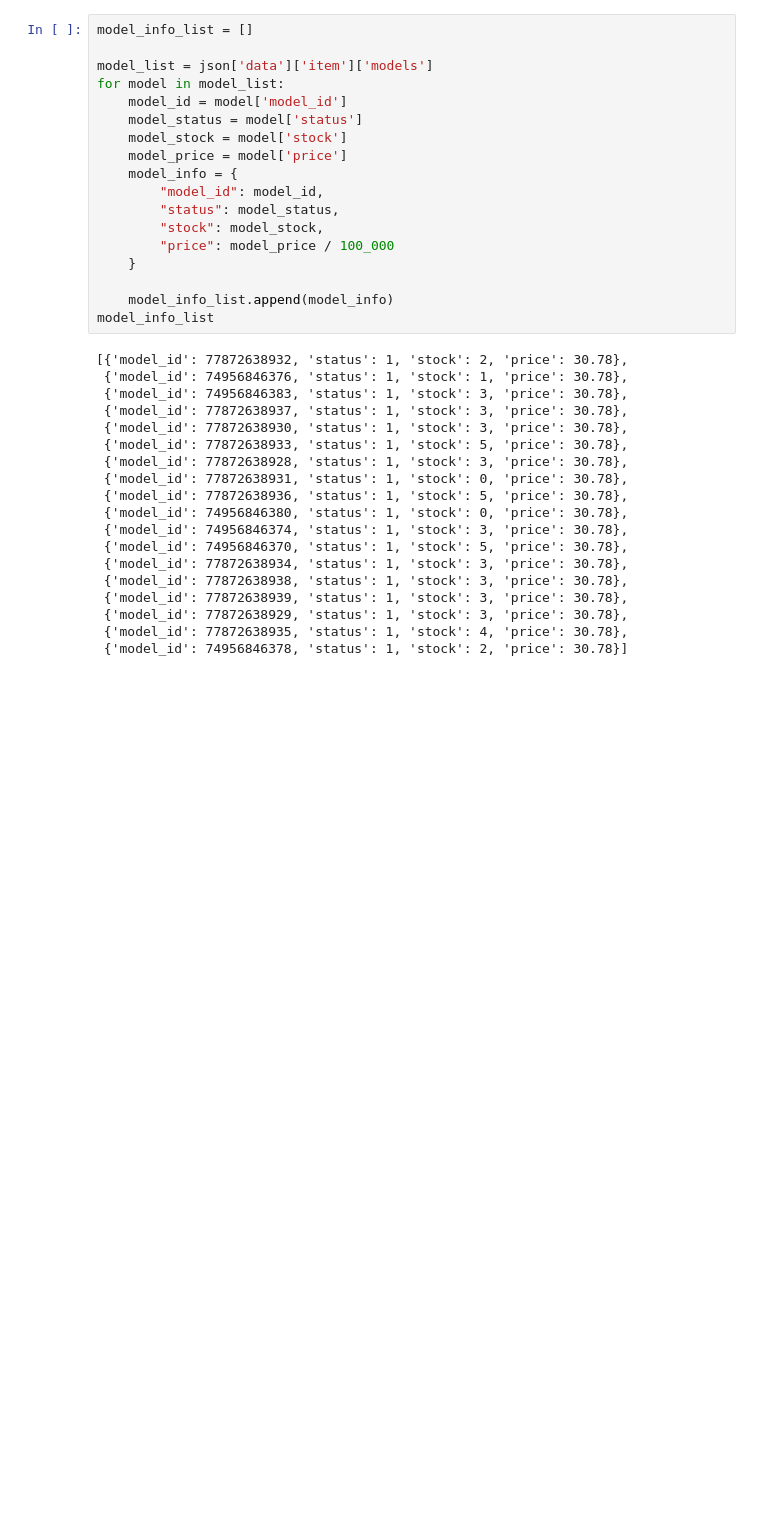
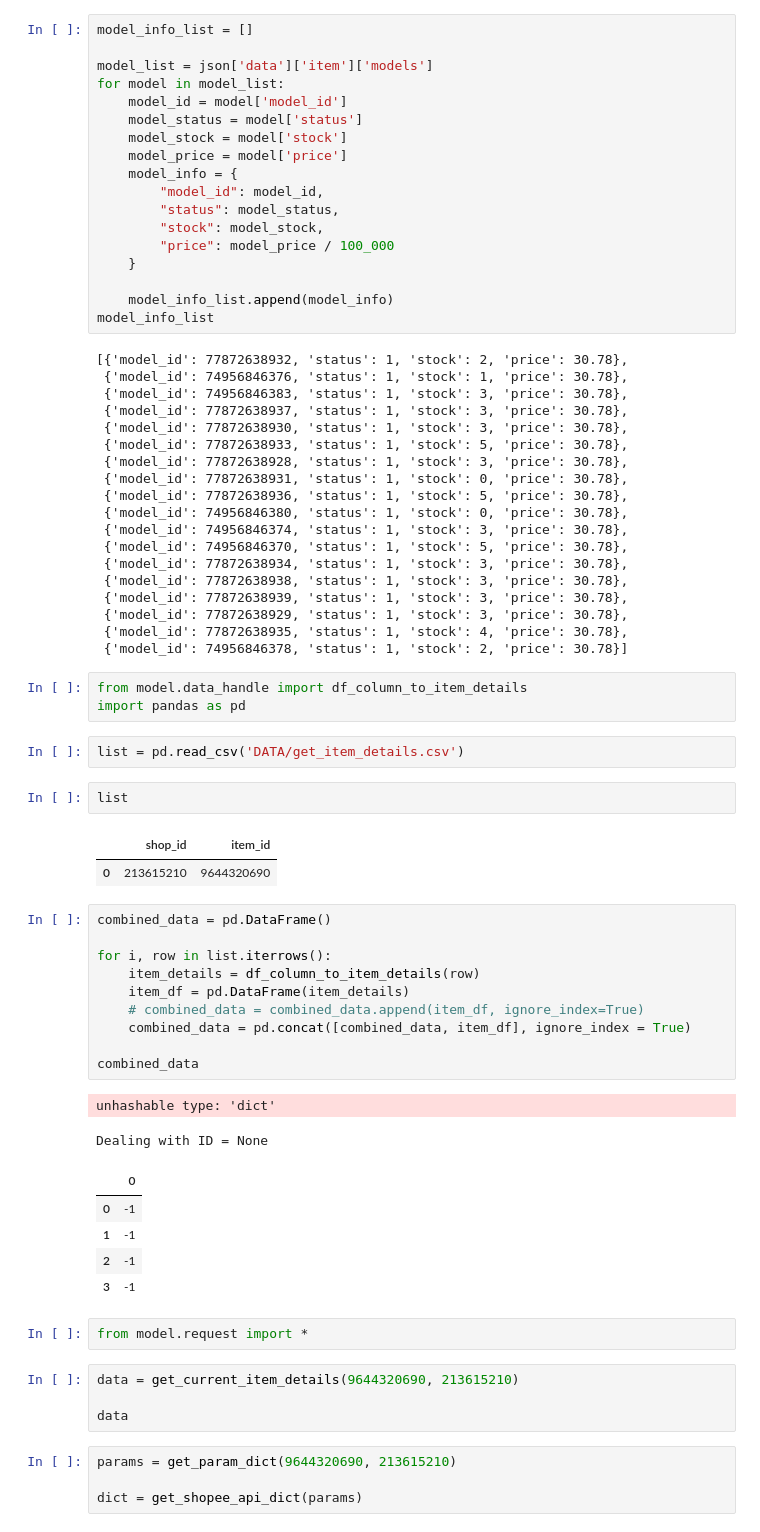
Before and after one commit to eloise-chou/get_item_details, a Jupyter notebook: page/sand_box.ipynb, the cells around one changed output. Cells and saved outputs as stored; diff of their text form; blank space fills up the shorter version.

```diff
--- a/page/sand_box.ipynb
+++ b/page/sand_box.ipynb
@@ -93,3 +87,41 @@ model_info_list
  {'model_id': 77872638929, 'status': 1, 'stock': 3, 'price': 30.78},
  {'model_id': 77872638935, 'status': 1, 'stock': 4, 'price': 30.78},
  {'model_id': 74956846378, 'status': 1, 'stock': 2, 'price': 30.78}]
+# %%
+from model.data_handle import df_column_to_item_details
+import pandas as pd
+# %%
+list = pd.read_csv('DATA/get_item_details.csv')
+# %%
+list
+# %% [output]
+|  | shop_id | item_id |
+| 0 | 213615210 | 9644320690 |
+# %%
+combined_data = pd.DataFrame()
+
+for i, row in list.iterrows():
+    item_details = df_column_to_item_details(row)
+    item_df = pd.DataFrame(item_details)
+    # combined_data = combined_data.append(item_df, ignore_index=True)
+    combined_data = pd.concat([combined_data, item_df], ignore_index = True)
+
+combined_data
+# %% [output]
+unhashable type: 'dict'
+Dealing with ID = None
+|  | 0 |
+| 0 | -1 |
+| 1 | -1 |
+| 2 | -1 |
+| 3 | -1 |
+# %%
+from model.request import *
+# %%
+data = get_current_item_details(9644320690, 213615210)
+
+data
+# %%
+params = get_param_dict(9644320690, 213615210)
+
+dict = get_shopee_api_dict(params)
```
Also changed, not shown: parts of 2 cells of this notebook.
